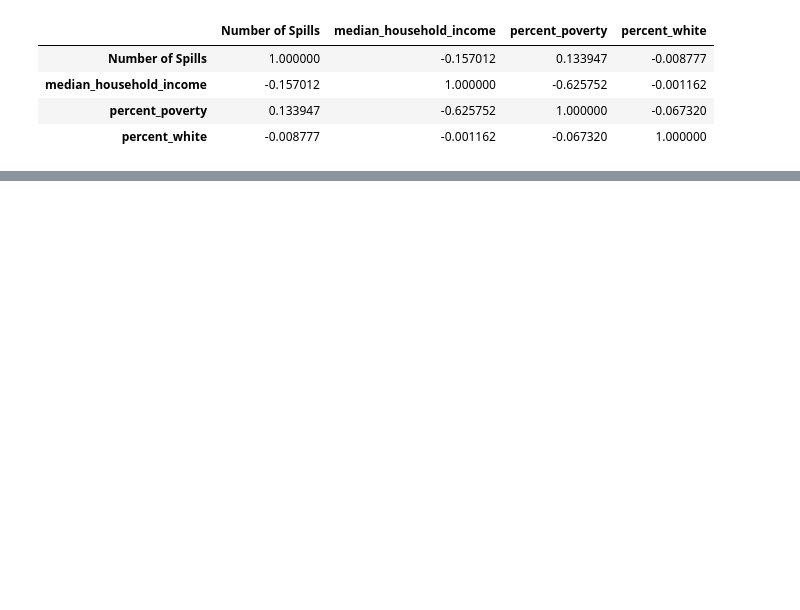
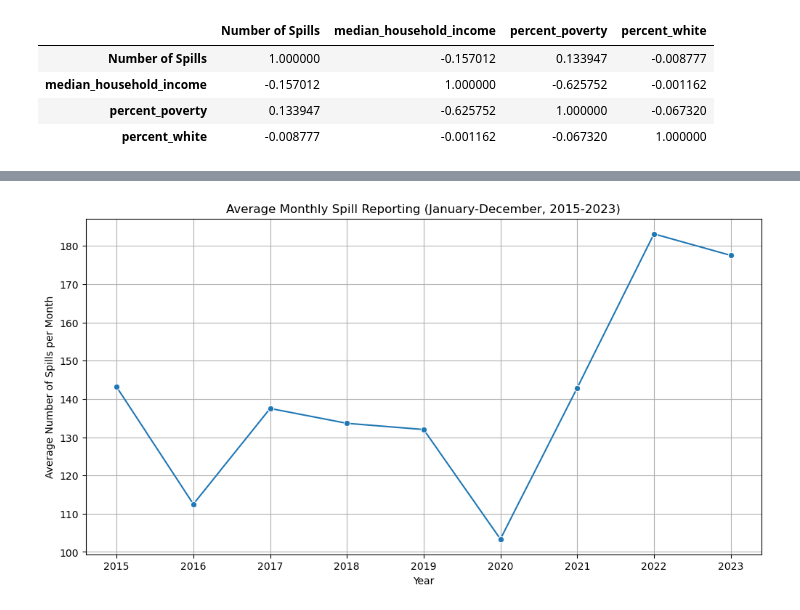
Before and after one commit to dadams-AU/colorado_spills, a Jupyter notebook: analysis/analysis2.ipynb, the cells around one changed output, grey strips where cells are left out. Saved outputs shown, nothing was run; the diff lists cells and outputs as text; code cells hidden in the pictures; blank space fills up the shorter version.

```diff
--- a/analysis/analysis2.ipynb
+++ b/analysis/analysis2.ipynb
@@ -482,0 +574,9 @@ correlation_matrix_cleaned
+# %%
+# Group by year and month, then count the number of spills
+spills_by_month = spills_gdf_filtered.groupby(['Report Year', 'Report Month']).size().reset_index(name='Number of Spills')
+
+# Calculate the average number of spills per month for each year
+monthly_average_spills = spills_by_month.groupby('Report Year')['Number of Spills'].mean().reset_index(name='Average Spills per Month')
+
+# Display the result
+monthly_average_spills
@@ -482,0 +594,14 @@ correlation_matrix_cleaned
+# %%
+import matplotlib.pyplot as plt
+import seaborn as sns
+
+# Plot the average number of spills per month for each year (2015-2023)
+plt.figure(figsize=(12, 6))
+sns.lineplot(x='Report Year', y='Average Spills per Month', data=monthly_average_spills, marker='o')
+plt.title('Average Monthly Spill Reporting (January-December, 2015-2023)')
+plt.xlabel('Year')
+plt.ylabel('Average Number of Spills per Month')
+plt.grid(True)
+plt.show()
+# %% [output]
+[figure, added]
```
Also changed, not shown: parts of 10 cells of this notebook.
